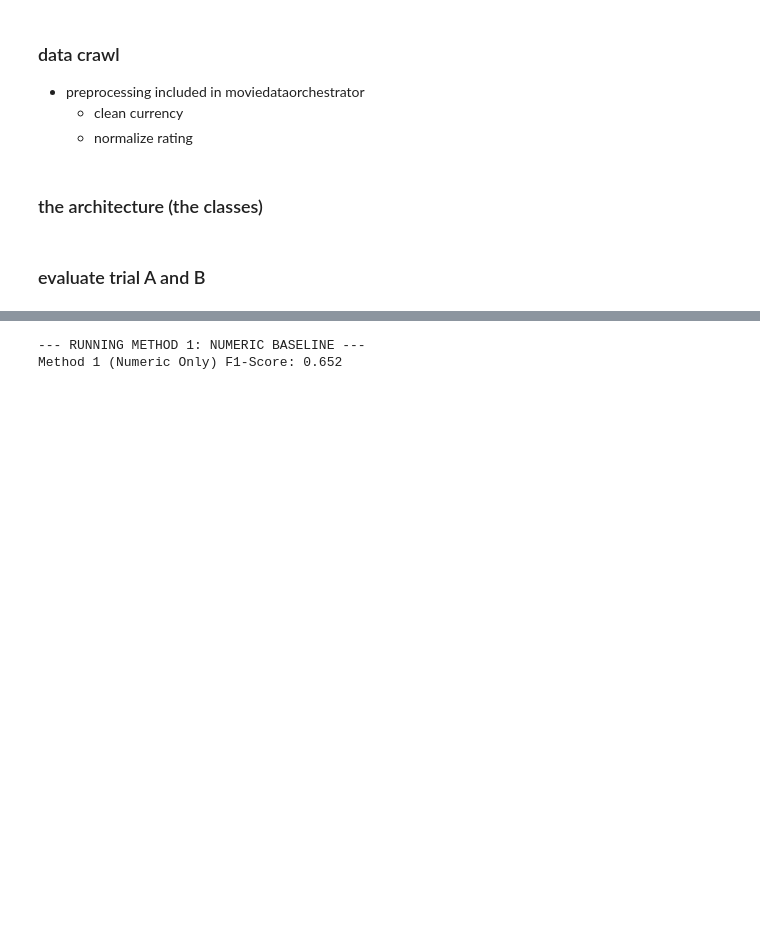
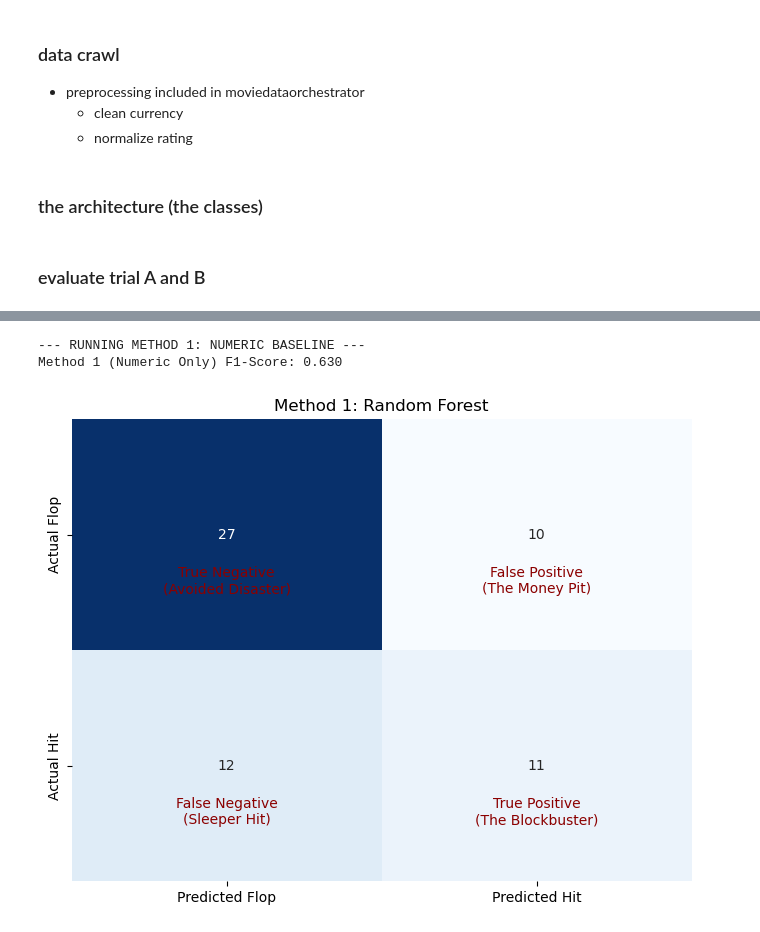
Before and after one commit to diane-zhou/psych186b-project, a Jupyter notebook: all_model_code.ipynb, the cells around one changed output, grey strips where cells are left out. Cells and saved outputs as stored; diff of their text form; code cells hidden in the pictures; blank space fills up the shorter version.

```diff
--- a/all_model_code.ipynb
+++ b/all_model_code.ipynb
@@ -336,12 +359,9 @@ The more accuracte data structure is: Trial A (Individual)
 # %%
-# Select Trial A for training volume
-df_final = trial_a
+# Select Trial B for training volume
+df_final = trial_b
 
 gss = GroupShuffleSplit(n_splits=1, test_size=0.3, random_state=42)
 train_idx, test_idx = next(gss.split(df_final, groups=df_final['movie_title']))
 train_df, test_df = df_final.iloc[train_idx].copy(), df_final.iloc[test_idx].copy()
 
-numeric_feats = ['user_rating', 'year', 'budget']
-scaler = StandardScaler()
-X_train_num = scaler.fit_transform(train_df[numeric_feats].fillna(0))
-X_test_num = scaler.transform(test_df[numeric_feats].fillna(0))
+numeric_feats = ['user_rating', 'budget']
@@ -348,21 +393,23 @@ X_test_num = scaler.transform(test_df[numeric_feats].fillna(0))
 # %%
 # METHOD 1: RANDOM FOREST (Numeric Baseline Only)
 print("--- RUNNING METHOD 1: NUMERIC BASELINE ---")
 
 scaler = StandardScaler()
 X_train_num = scaler.fit_transform(train_df[numeric_feats].fillna(0))
 X_test_num = scaler.transform(test_df[numeric_feats].fillna(0))
 
 rf_model = RandomForestClassifier(n_estimators=100, random_state=42)
 rf_model.fit(X_train_num, train_df['label'])
 
 m1_preds = rf_model.predict(X_test_num)
 m1_f1 = f1_score(test_df['label'], m1_preds, average='weighted')
 
 print(f"Method 1 (Numeric Only) F1-Score: {m1_f1:.3f}\n")
+plot_economic_matrix(test_df['label'], m1_preds, "Method 1: Random Forest")
 # %% [output]
 --- RUNNING METHOD 1: NUMERIC BASELINE ---
-Method 1 (Numeric Only) F1-Score: 0.652
+Method 1 (Numeric Only) F1-Score: 0.630
+[figure, added]
 # %%
 # METHOD 2: BERT ONLY (Qualitative Baseline Only)
 
```
Also changed, not shown: parts of 11 cells of this notebook.
